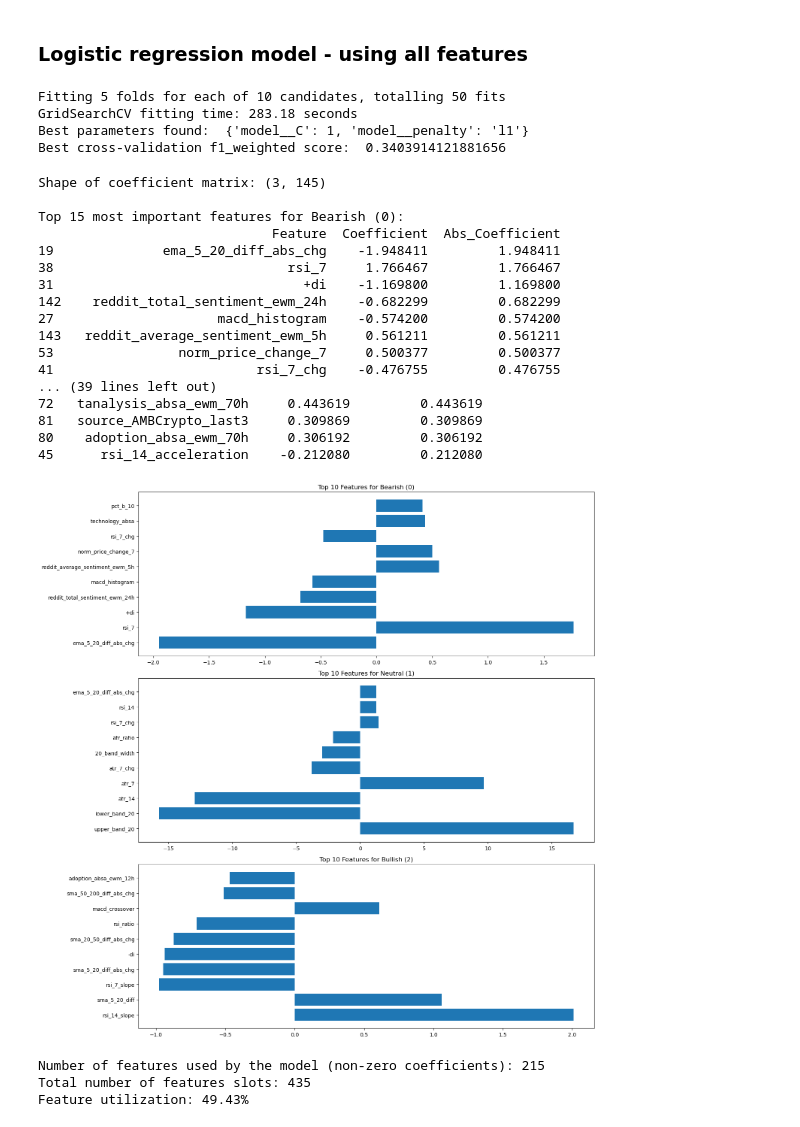
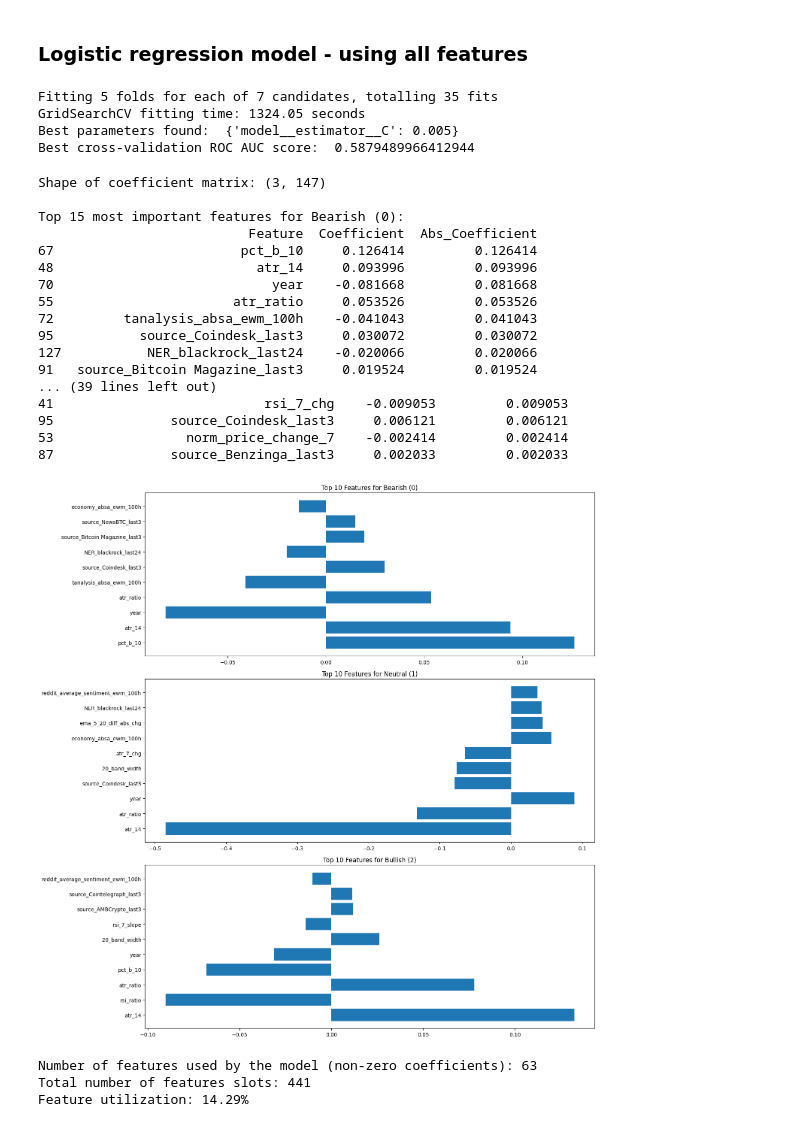
Before and after one commit to alvinku0/Bitcoin-Systematic-Strategies, a Jupyter notebook: modeling_backtesting/LR/LR_v3_all_features.ipynb, the cells around one changed output. Drawn from its saved outputs; the diff is of its cells as text; code cells hidden in the pictures.

Commit message:
model

```diff
--- a/modeling_backtesting/LR/LR_v3_all_features.ipynb
+++ b/modeling_backtesting/LR/LR_v3_all_features.ipynb
@@ -17,7 +17,7 @@ from sklearn.multiclass import OneVsRestClassifier
 
 from backtest_functions_v2 import *
 # %%
-df = pd.read_parquet("../data/full_dataset_feature_engineering_v2.parquet")
+df = pd.read_parquet("../data/full_dataset_feature_engineering_v3.parquet")
 # %%
 df.head()
 # %% [output]
@@ -75,29 +75,29 @@ Test set class distribution: [2648 3274 2862]
 # %%
 pipeline = Pipeline([
   ('scaler', StandardScaler()),
-  ('model', LogisticRegression(
+  ('model', OneVsRestClassifier(LogisticRegression(
     solver='saga',
     max_iter=13000,
     random_state=42,
-    class_weight='balanced'
-  ))
+    class_weight='balanced',
+    penalty='l1'
+  )))
 ])
 
 # Parameter grid for GridSearchCV
 param_grid = {
-  'model__C': [0.001, 0.01, 0.1, 1, 10], # Regularization strength
-  'model__penalty': ['l1'] # Regularization penalty
+  'model__estimator__C': [0.001, 0.005, 0.01, 0.05, 0.1, 1, 10] # Regularization strength
 }
 
 # Time series cross-validation
 tscv = TimeSeriesSplit(n_splits=5)
 
-# Initialize GridSearchCV - Changed scoring to f1_weighted
+# Initialize GridSearchCV
 grid_search = GridSearchCV(
   estimator=pipeline,
   param_grid=param_grid,
   cv=tscv,
-  scoring='f1_weighted', # Use f1_weighted
+  scoring='roc_auc_ovr',
   n_jobs=-1,
   verbose=1
 )
@@ -109,18 +109,23 @@ end_time = time.time()
 
 print(f"GridSearchCV fitting time: {end_time - start_time:.2f} seconds")
 print("Best parameters found: ", grid_search.best_params_)
-print("Best cross-validation f1_weighted score: ", grid_search.best_score_)
+print("Best cross-validation ROC AUC score: ", grid_search.best_score_)
 
 # Get the best estimator
 best_model = grid_search.best_estimator_
 # %% [output]
-Fitting 5 folds for each of 10 candidates, totalling 50 fits
-GridSearchCV fitting time: 283.18 seconds
-Best parameters found:  {'model__C': 1, 'model__penalty': 'l1'}
-Best cross-validation f1_weighted score:  0.3403914121881656
+Fitting 5 folds for each of 7 candidates, totalling 35 fits
+GridSearchCV fitting time: 1324.05 seconds
+Best parameters found:  {'model__estimator__C': 0.005}
+Best cross-validation ROC AUC score:  0.5879489966412944
 # %%
-# Get the coefficients from the logistic regression model within the pipeline
-coefficients = best_model.named_steps['model'].coef_
+# Get the OneVsRestClassifier model from the pipeline
+model = best_model.named_steps['model']
+
+# Extract coefficients from each binary classifier within OneVsRestClassifier
+# The estimators_ attribute holds the fitted estimator for each class.
+# Each estimator's coef_ attribute has shape (1, n_features), so we stack them.
+coefficients = np.vstack([est.coef_ for est in model.estimators_])
 
 # Print the shape of coefficients to understand the structure
 print(f"Shape of coefficient matrix: {coefficients.shape}")
@@ -130,7 +135,7 @@ feature_names = X_train.columns
 
 # Create a function to display coefficients for a class
 def display_class_coefficients(class_idx, class_name):
-  # Coefficients has shape (n_classes, n_features)
+  # For multi-class, coefficients has shape (n_classes, n_features)
   class_coefs = coefficients[class_idx]
 
   # Create a DataFrame
@@ -157,51 +162,51 @@ plt.figure(figsize=(15, 15))
 for i, class_name in enumerate(class_names):
   # Ensure the class index exists in the model's classes_
   if i < coefficients.shape[0]:
       coef_df = display_class_coefficients(i, class_name)
 
       # Plot
       plt.subplot(3, 1, i+1)
       # Only plot if coef_df is not empty and has data
       if not coef_df.empty:
           top_features = coef_df.head(10)
           plt.barh(top_features['Feature'], top_features['Coefficient'])
           plt.title(f'Top 10 Features for {class_name}')
   else:
       print(f"Skipping plotting for class index {i}, as model might not have coefficients for it.")
 
 plt.tight_layout()
 plt.show()
 
 # Count number of non-zero coefficients
 # For multi_class, coefficients shape is (n_classes, n_features)
 non_zero_coef = (np.abs(coefficients) > 1e-5).sum()
 total_possible_coef = coefficients.shape[0] * coefficients.shape[1]
 print(f"\nNumber of features used by the model (non-zero coefficients): {non_zero_coef}")
 print(f"Total number of features slots: {total_possible_coef}")
 if total_possible_coef > 0:
     print(f"Feature utilization: {non_zero_coef / total_possible_coef * 100:.2f}%")
 # %% [output]
-Shape of coefficient matrix: (3, 145)
+Shape of coefficient matrix: (3, 147)
 
 Top 15 most important features for Bearish (0):
-                              Feature  Coefficient  Abs_Coefficient
-19              ema_5_20_diff_abs_chg    -1.948411         1.948411
-38                              rsi_7     1.766467         1.766467
-31                                +di    -1.169800         1.169800
-142    reddit_total_sentiment_ewm_24h    -0.682299         0.682299
-27                     macd_histogram    -0.574200         0.574200
-143   reddit_average_sentiment_ewm_5h     0.561211         0.561211
-53                norm_price_change_7     0.500377         0.500377
-41                          rsi_7_chg    -0.476755         0.476755
+                           Feature  Coefficient  Abs_Coefficient
+67                        pct_b_10     0.126414         0.126414
+48                          atr_14     0.093996         0.093996
+70                            year    -0.081668         0.081668
+55                       atr_ratio     0.053526         0.053526
+72         tanalysis_absa_ewm_100h    -0.041043         0.041043
+95           source_Coindesk_last3     0.030072         0.030072
+127           NER_blackrock_last24    -0.020066         0.020066
+91   source_Bitcoin Magazine_last3     0.019524         0.019524
 ... (39 lines left out)
-72   tanalysis_absa_ewm_70h     0.443619         0.443619
-81   source_AMBCrypto_last3     0.309869         0.309869
-80    adoption_absa_ewm_70h     0.306192         0.306192
-45      rsi_14_acceleration    -0.212080         0.212080
+41                           rsi_7_chg    -0.009053         0.009053
+95               source_Coindesk_last3     0.006121         0.006121
+53                 norm_price_change_7    -0.002414         0.002414
+87               source_Benzinga_last3     0.002033         0.002033
-[figure, old version]
+[figure, new version]
-Number of features used by the model (non-zero coefficients): 215
-Total number of features slots: 435
-Feature utilization: 49.43%
+Number of features used by the model (non-zero coefficients): 63
+Total number of features slots: 441
+Feature utilization: 14.29%
 # %%
 # Make predictions on the test set - Using all features
 y_pred = best_model.predict(X_test)
```
Also changed, not shown: parts of 7 cells of this notebook, 6 other files.
